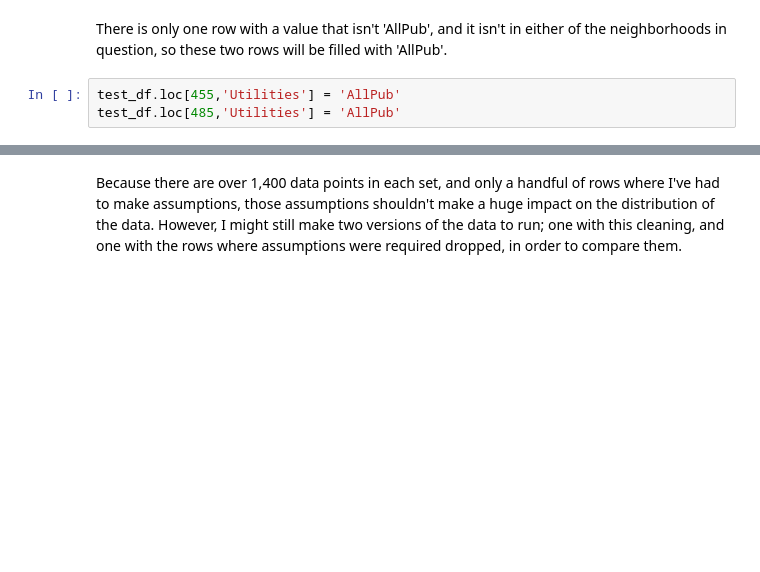
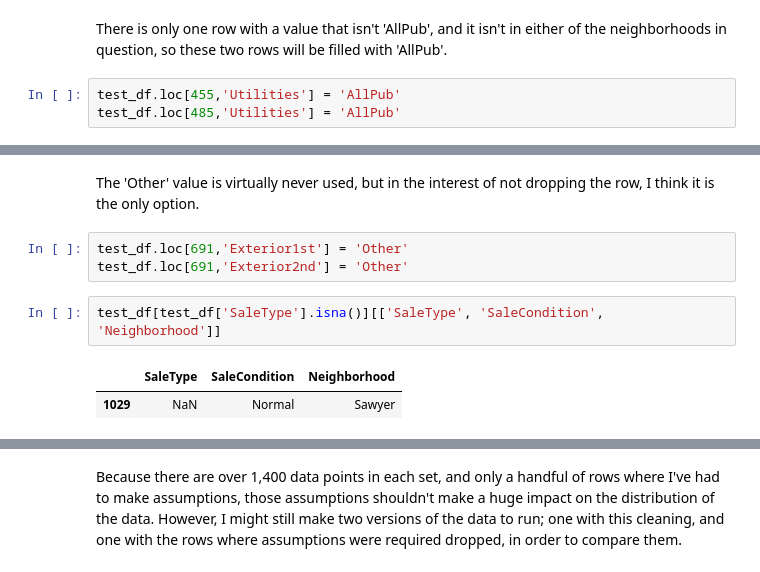
Before and after one commit to MeghanBarritt/kaggle-comp-housing-prices, a Jupyter notebook: Notebooks/2-Data_Cleaning.ipynb, the cells around one changed output, grey strips where cells are left out. Drawn from its saved outputs; the diff is of its cells as text; blank space fills up the shorter version.

```diff
--- a/Notebooks/2-Data_Cleaning.ipynb
+++ b/Notebooks/2-Data_Cleaning.ipynb
@@ -1185,0 +1248,10 @@ test_df.loc[485,'Utilities'] = 'AllPub'
+# %% [markdown]
+The 'Other' value is virtually never used, but in the interest of not dropping the row, I think it is the only option.
+# %%
+test_df.loc[691,'Exterior1st'] = 'Other'
+test_df.loc[691,'Exterior2nd'] = 'Other'
+# %%
+test_df[test_df['SaleType'].isna()][['SaleType', 'SaleCondition', 'Neighborhood']]
+# %% [output]
+|  | SaleType | SaleCondition | Neighborhood |
+| 1029 | NaN | Normal | Sawyer |
```
Also changed, not shown: parts of 18 cells of this notebook.
